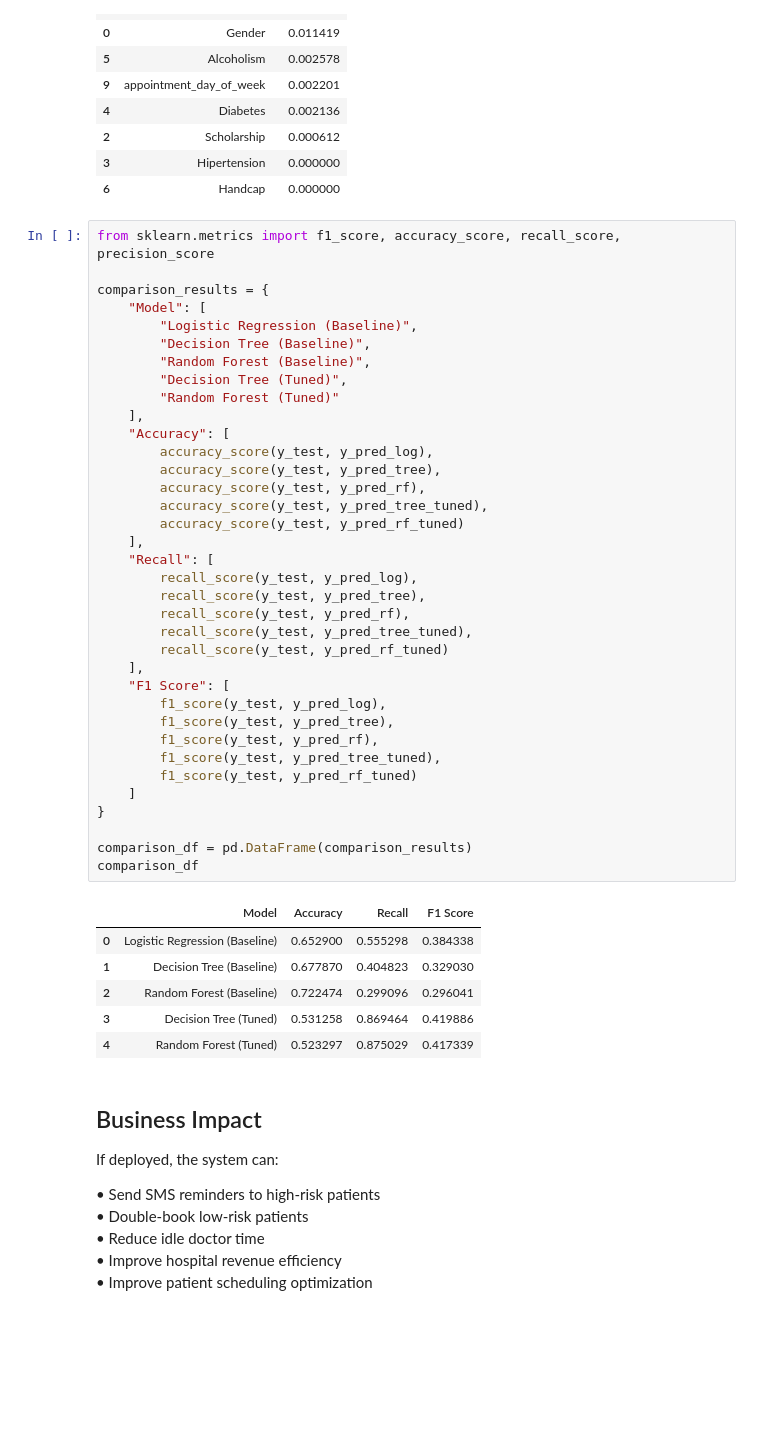
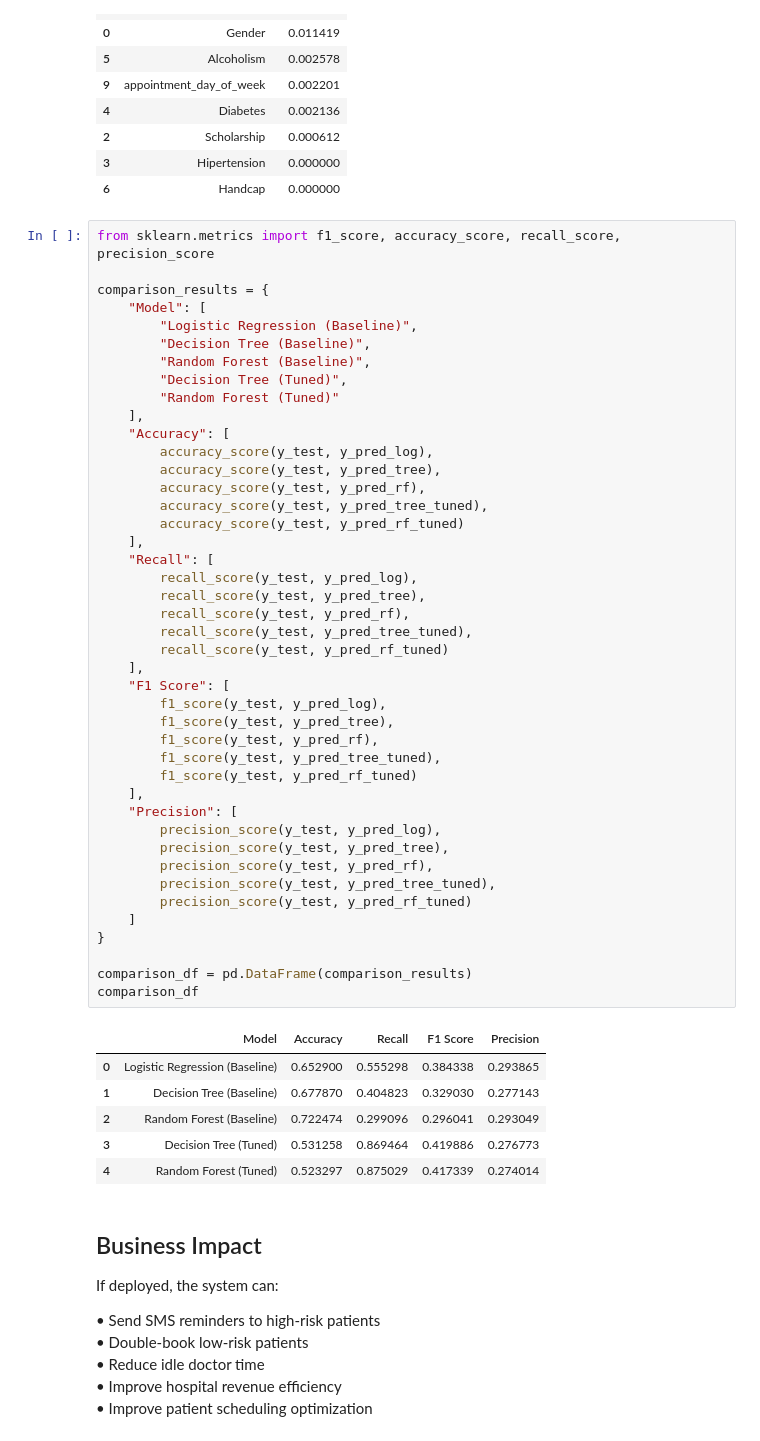
Before and after one commit to Priyal-2005/GenAI-clinical-no-show-prediction, a Jupyter notebook: notebook/GenAI_MidSem_Project_4.ipynb, the cells around one changed output. Saved outputs shown, nothing was run; the diff lists cells and outputs as text; blank space fills up the shorter version.

```diff
--- a/notebook/GenAI_MidSem_Project_4.ipynb
+++ b/notebook/GenAI_MidSem_Project_4.ipynb
@@ -524,39 +524,46 @@ comparison_results = {
         "Random Forest (Baseline)",
         "Decision Tree (Tuned)",
         "Random Forest (Tuned)"
     ],
     "Accuracy": [
         accuracy_score(y_test, y_pred_log),
         accuracy_score(y_test, y_pred_tree),
         accuracy_score(y_test, y_pred_rf),
         accuracy_score(y_test, y_pred_tree_tuned),
         accuracy_score(y_test, y_pred_rf_tuned)
     ],
     "Recall": [
         recall_score(y_test, y_pred_log),
         recall_score(y_test, y_pred_tree),
         recall_score(y_test, y_pred_rf),
         recall_score(y_test, y_pred_tree_tuned),
         recall_score(y_test, y_pred_rf_tuned)
     ],
     "F1 Score": [
         f1_score(y_test, y_pred_log),
         f1_score(y_test, y_pred_tree),
         f1_score(y_test, y_pred_rf),
         f1_score(y_test, y_pred_tree_tuned),
         f1_score(y_test, y_pred_rf_tuned)
+    ],
+    "Precision": [
+        precision_score(y_test, y_pred_log),
+        precision_score(y_test, y_pred_tree),
+        precision_score(y_test, y_pred_rf),
+        precision_score(y_test, y_pred_tree_tuned),
+        precision_score(y_test, y_pred_rf_tuned)
     ]
 }
 
 comparison_df = pd.DataFrame(comparison_results)
 comparison_df
 # %% [output]
-|  | Model | Accuracy | Recall | F1 Score |
-| 0 | Logistic Regression (Baseline) | 0.652900 | 0.555298 | 0.384338 |
-| 1 | Decision Tree (Baseline) | 0.677870 | 0.404823 | 0.329030 |
-| 2 | Random Forest (Baseline) | 0.722474 | 0.299096 | 0.296041 |
-| 3 | Decision Tree (Tuned) | 0.531258 | 0.869464 | 0.419886 |
-| 4 | Random Forest (Tuned) | 0.523297 | 0.875029 | 0.417339 |
+|  | Model | Accuracy | Recall | F1 Score | Precision |
+| 0 | Logistic Regression (Baseline) | 0.652900 | 0.555298 | 0.384338 | 0.293865 |
+| 1 | Decision Tree (Baseline) | 0.677870 | 0.404823 | 0.329030 | 0.277143 |
+| 2 | Random Forest (Baseline) | 0.722474 | 0.299096 | 0.296041 | 0.293049 |
+| 3 | Decision Tree (Tuned) | 0.531258 | 0.869464 | 0.419886 | 0.276773 |
+| 4 | Random Forest (Tuned) | 0.523297 | 0.875029 | 0.417339 | 0.274014 |
 # %% [markdown]
 ## Business Impact
 
```
Also changed, not shown: parts of 1 cell of this notebook, 2 other files.
